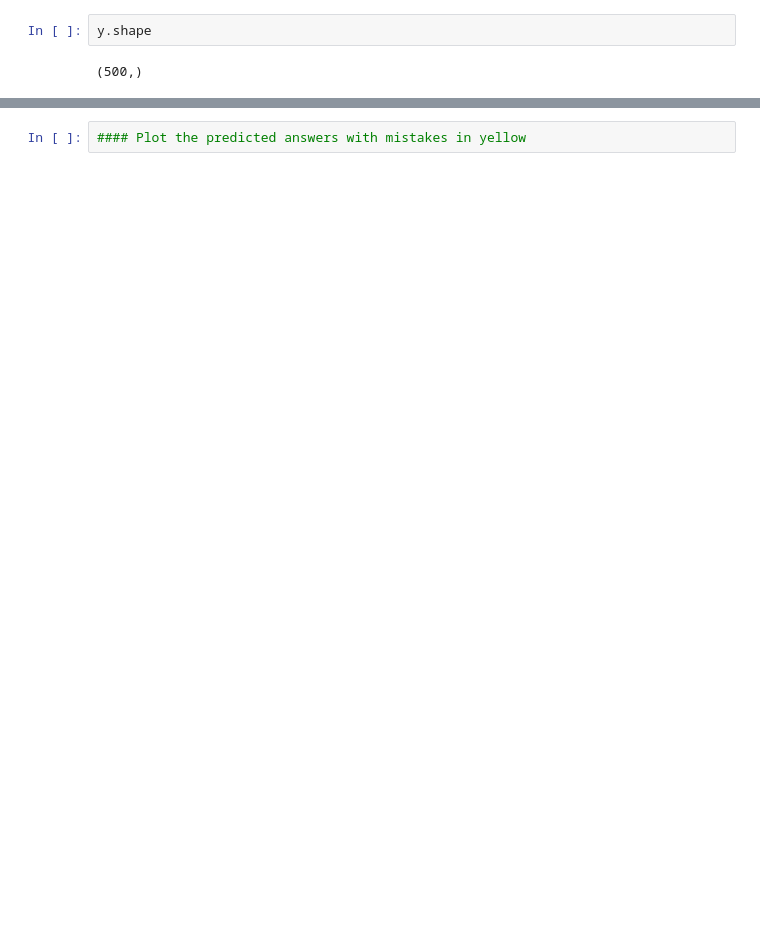
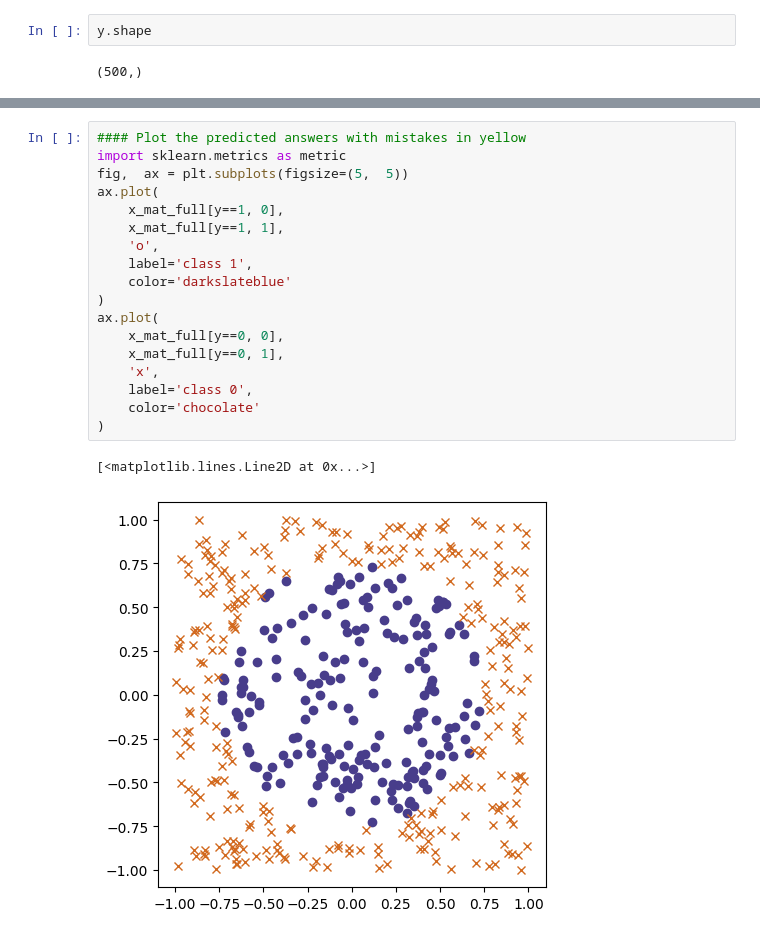
Before and after one commit to ponmak/CS-KU-01418364-65, a Jupyter notebook: lab/03_Backprop_HW.ipynb, the cells around one changed output, grey strips where cells are left out. Drawn from its saved outputs; the diff is of its cells as text; blank space fills up the shorter version.

```diff
--- a/lab/03_Backprop_HW.ipynb
+++ b/lab/03_Backprop_HW.ipynb
@@ -202,2 +186,21 @@ loss val in 74800 : 0.11889, accuracy in 74800 : 0.966
-# %%
-#### Plot the predicted answers with mistakes in yellow
+# %%
+#### Plot the predicted answers with mistakes in yellow
+import sklearn.metrics as metric
+fig,  ax = plt.subplots(figsize=(5,  5))
+ax.plot(
+    x_mat_full[y==1, 0],
+    x_mat_full[y==1, 1],
+    'o',
+    label='class 1',
+    color='darkslateblue'
+)
+ax.plot(
+    x_mat_full[y==0, 0],
+    x_mat_full[y==0, 1],
+    'x',
+    label='class 0',
+    color='chocolate'
+)
+# %% [output]
+[<matplotlib.lines.Line2D at 0x...>]
+[figure, added]
```
Also changed, not shown: parts of 5 cells of this notebook.
